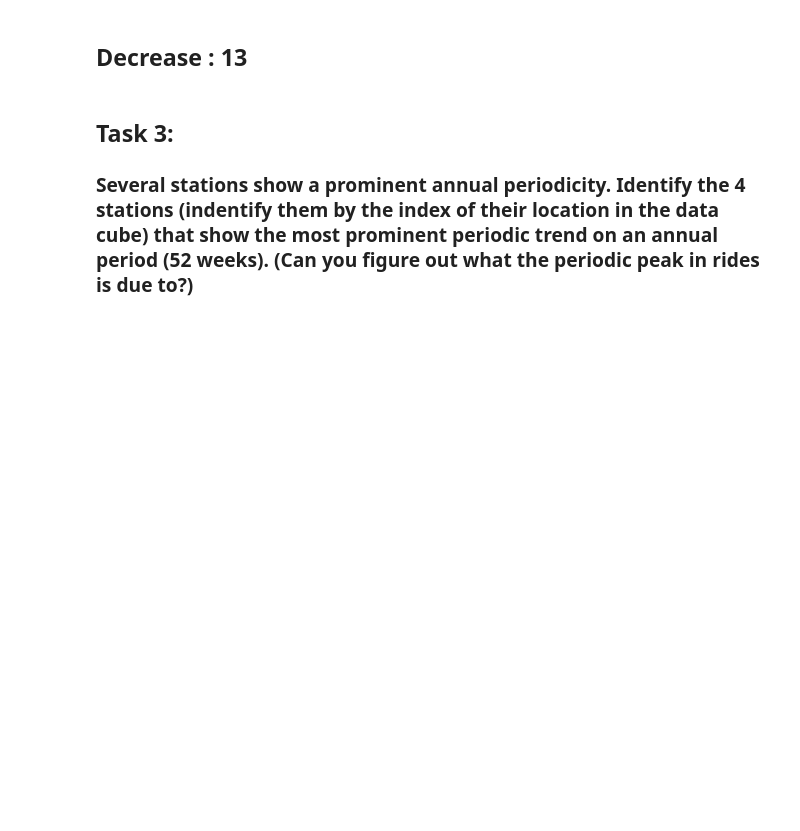
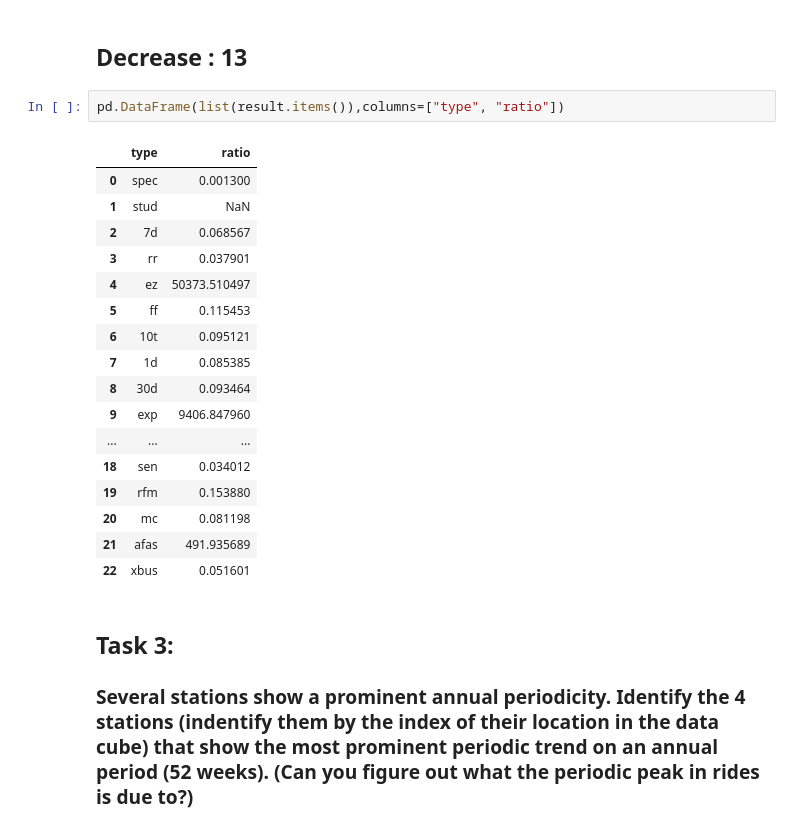
Before and after one commit to DishT/PUI2017_cct367, a Jupyter notebook: HW10_cct367/HW10_cct367.ipynb, the cells around one changed output. Drawn from its saved outputs; the diff is of its cells as text; blank space fills up the shorter version.

```diff
--- a/HW10_cct367/HW10_cct367.ipynb
+++ b/HW10_cct367/HW10_cct367.ipynb
@@ -176,6 +185,26 @@ plt.tight_layout()
 ## Increase : 1,5,15,16
 # %% [markdown]
 ## Decrease : 13
+# %%
+pd.DataFrame(list(result.items()),columns=["type", "ratio"])
+# %% [output]
+|  | type | ratio |
+| 0 | spec | 0.001300 |
+| 1 | stud | NaN |
+| 2 | 7d | 0.068567 |
+| 3 | rr | 0.037901 |
+| 4 | ez | 50373.510497 |
+| 5 | ff | 0.115453 |
+| 6 | 10t | 0.095121 |
+| 7 | 1d | 0.085385 |
+| 8 | 30d | 0.093464 |
+| 9 | exp | 9406.847960 |
+| ... | ... | ... |
+| 18 | sen | 0.034012 |
+| 19 | rfm | 0.153880 |
+| 20 | mc | 0.081198 |
+| 21 | afas | 491.935689 |
+| 22 | xbus | 0.051601 |
 # %% [markdown]
 ## Task 3:
 ### Several stations show a prominent annual periodicity. Identify the 4 **stations** (indentify them by the index of their location in the data cube) that show the most prominent periodic trend on an annual period (52 weeks). (Can you figure out what the periodic peak in rides is due to?)
```
Also changed, not shown: parts of 7 cells of this notebook.
